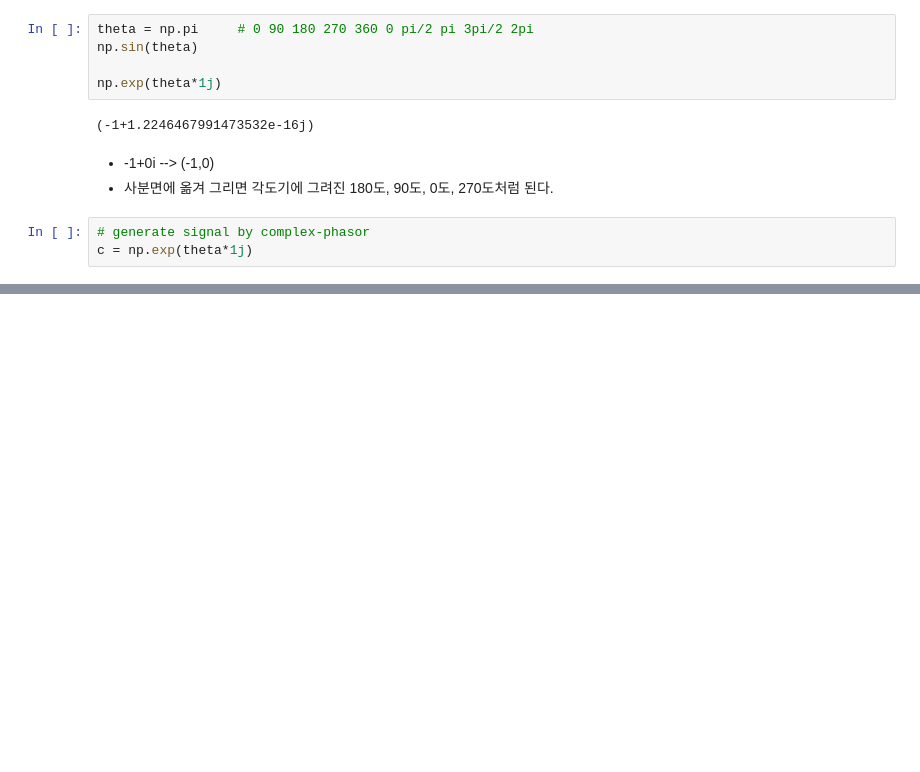
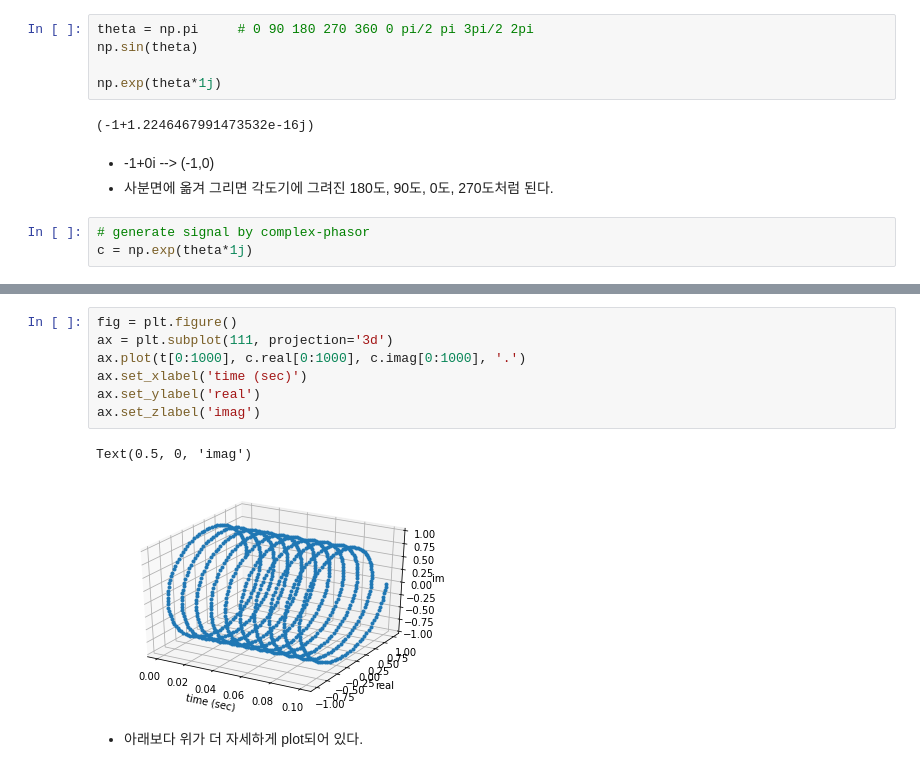
Before and after one commit to 2018130864-KwonHaYeon/class2021Spring, a Jupyter notebook: sound.ipynb, the cells around one changed output, grey strips where cells are left out. Cells and saved outputs as stored; diff of their text form; blank space fills up the shorter version.

```diff
--- a/sound.ipynb
+++ b/sound.ipynb
@@ -186,0 +195,12 @@ fig.show()
+# %%
+fig = plt.figure()
+ax = plt.subplot(111, projection='3d')
+ax.plot(t[0:1000], c.real[0:1000], c.imag[0:1000], '.')
+ax.set_xlabel('time (sec)')
+ax.set_ylabel('real')
+ax.set_zlabel('imag')
+# %% [output]
+Text(0.5, 0, 'imag')
+[figure, added]
+# %% [markdown]
+- 아래보다 위가 더 자세하게 plot되어 있다.
```
Also changed, not shown: parts of 15 cells of this notebook.
